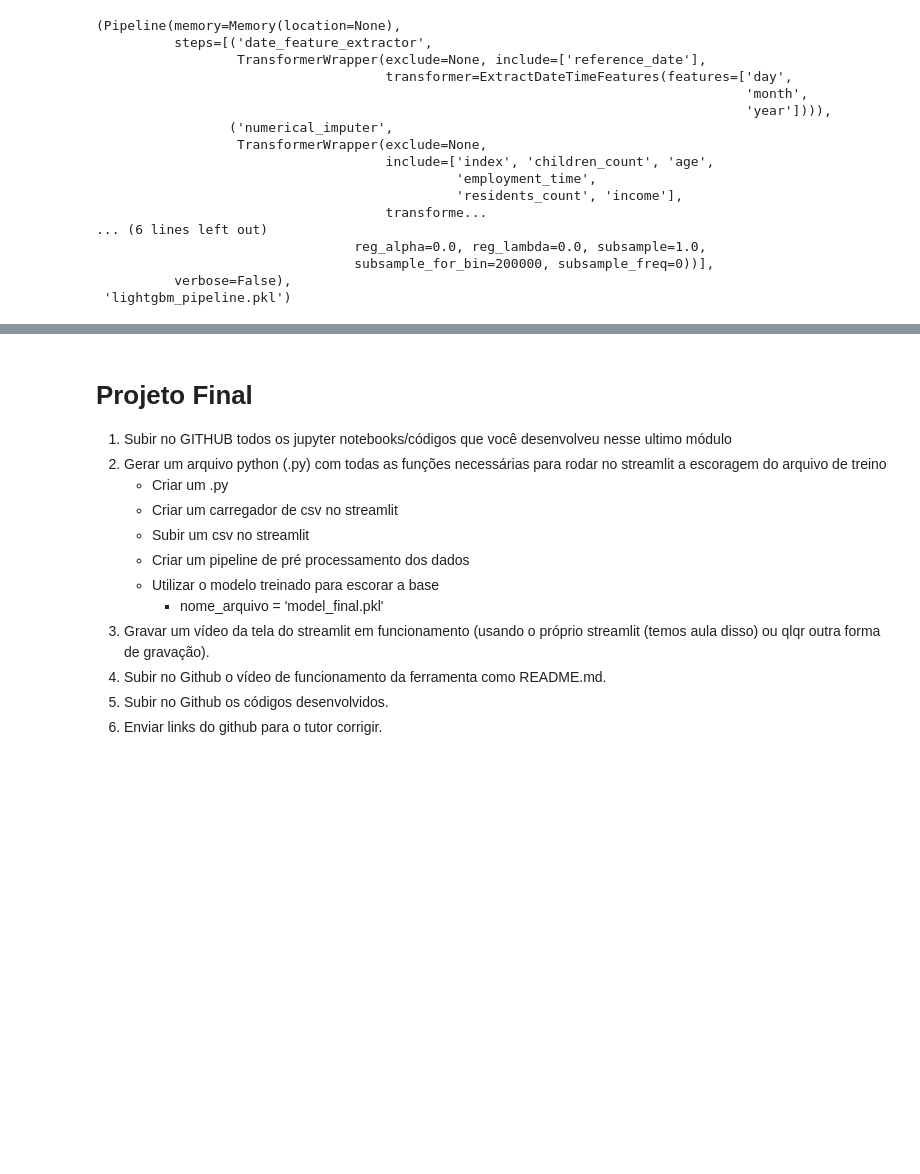
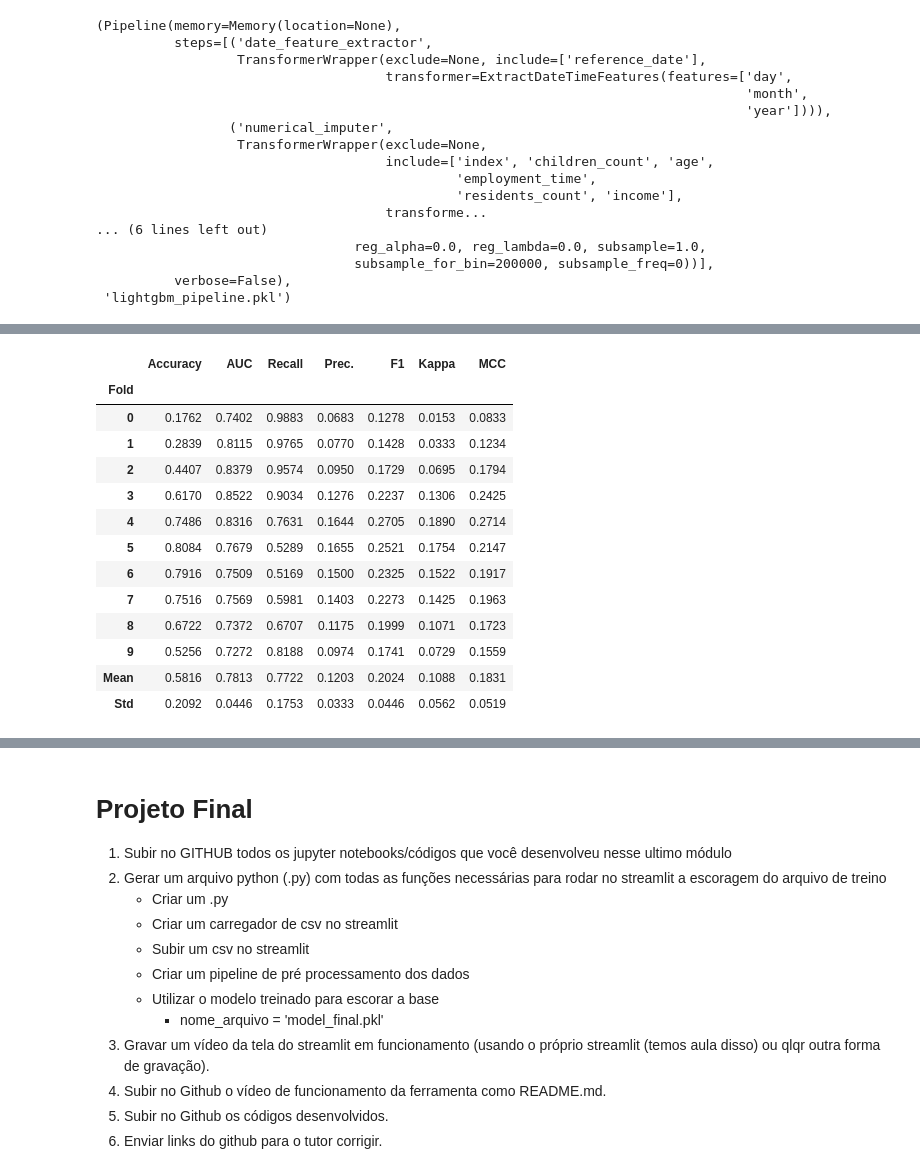
Before and after one commit to PedroHang/Credit-Scoring-Project, a Jupyter notebook: credit_scoring_original.ipynb, the cells around one changed output, grey strips where cells are left out. Drawn from its saved outputs; the diff is of its cells as text; code cells hidden in the pictures; blank space fills up the shorter version.

```diff
--- a/credit_scoring_original.ipynb
+++ b/credit_scoring_original.ipynb
@@ -1774,3 +1771,6 @@ Transformation Pipeline and Model Successfully Saved
                                  subsample_for_bin=200000, subsample_freq=0))],
           verbose=False),
  'lightgbm_pipeline.pkl')
+# %%
+lr_model = create_model('lr')
+# %% [output]
@@ -1776,0 +1778,14 @@ Transformation Pipeline and Model Successfully Saved
+|  | Accuracy | AUC | Recall | Prec. | F1 | Kappa | MCC |
+| Fold |  |  |  |  |  |  |  |
+| 0 | 0.1762 | 0.7402 | 0.9883 | 0.0683 | 0.1278 | 0.0153 | 0.0833 |
+| 1 | 0.2839 | 0.8115 | 0.9765 | 0.0770 | 0.1428 | 0.0333 | 0.1234 |
+| 2 | 0.4407 | 0.8379 | 0.9574 | 0.0950 | 0.1729 | 0.0695 | 0.1794 |
+| 3 | 0.6170 | 0.8522 | 0.9034 | 0.1276 | 0.2237 | 0.1306 | 0.2425 |
+| 4 | 0.7486 | 0.8316 | 0.7631 | 0.1644 | 0.2705 | 0.1890 | 0.2714 |
+| 5 | 0.8084 | 0.7679 | 0.5289 | 0.1655 | 0.2521 | 0.1754 | 0.2147 |
+| 6 | 0.7916 | 0.7509 | 0.5169 | 0.1500 | 0.2325 | 0.1522 | 0.1917 |
+| 7 | 0.7516 | 0.7569 | 0.5981 | 0.1403 | 0.2273 | 0.1425 | 0.1963 |
+| 8 | 0.6722 | 0.7372 | 0.6707 | 0.1175 | 0.1999 | 0.1071 | 0.1723 |
+| 9 | 0.5256 | 0.7272 | 0.8188 | 0.0974 | 0.1741 | 0.0729 | 0.1559 |
+| Mean | 0.5816 | 0.7813 | 0.7722 | 0.1203 | 0.2024 | 0.1088 | 0.1831 |
+| Std | 0.2092 | 0.0446 | 0.1753 | 0.0333 | 0.0446 | 0.0562 | 0.0519 |
```
Also changed, not shown: parts of 6 cells of this notebook, 5 other files.
